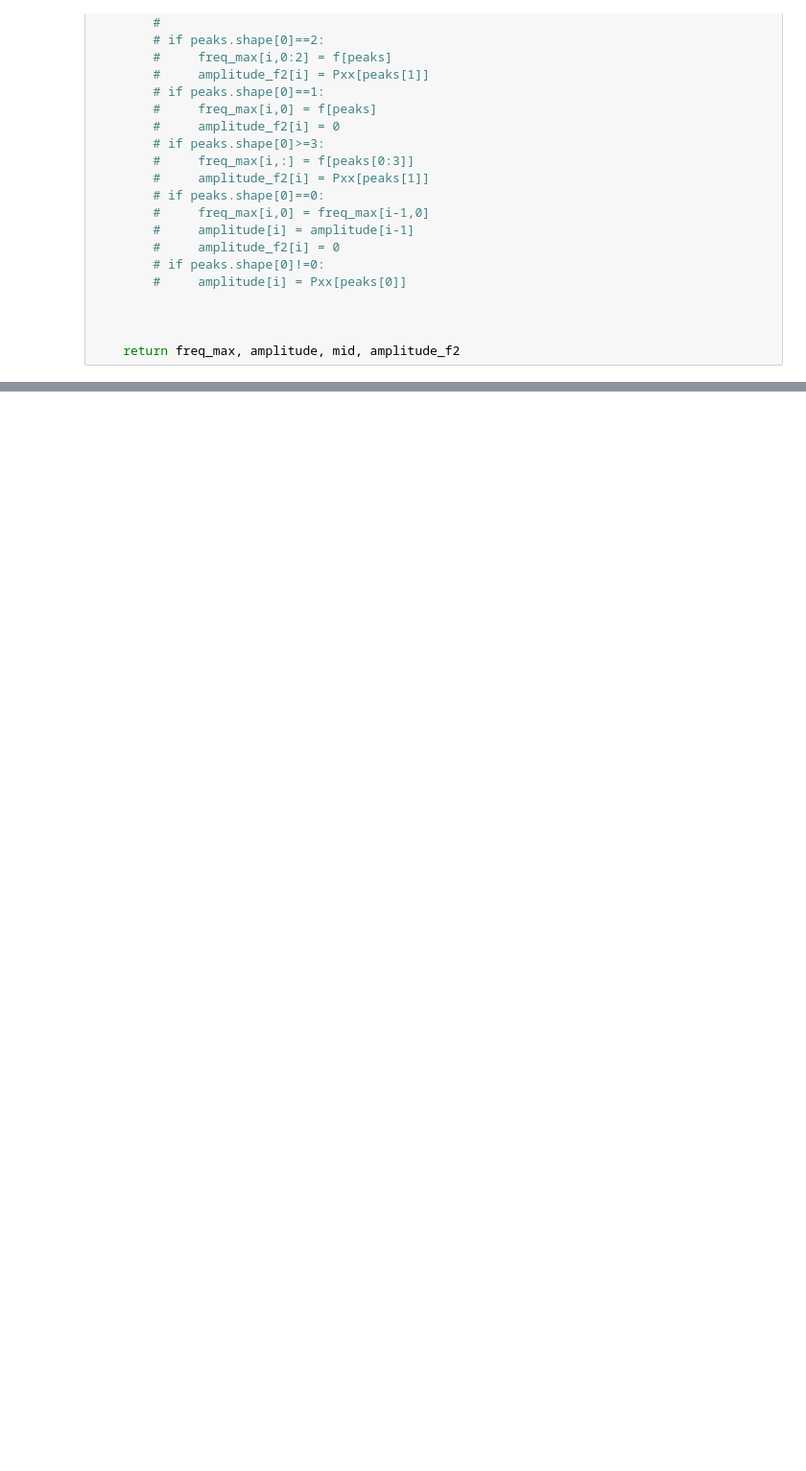
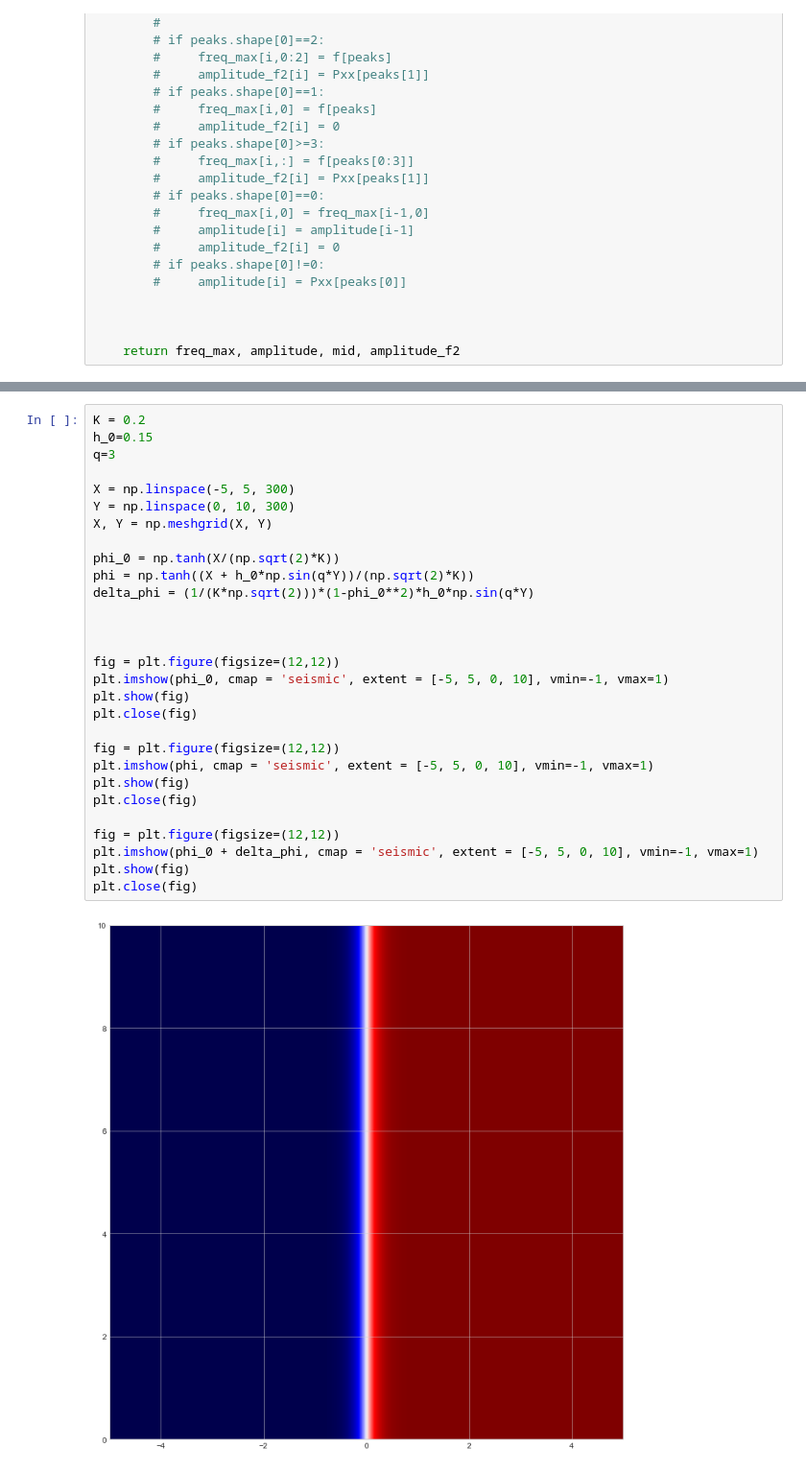
Before and after one commit to carogiu/cell-migration, a Jupyter notebook: results/Interface velocity.ipynb, the cells around one changed output, grey strips where cells are left out. Shown: that part at 96% size. Saved outputs shown, nothing was run; the diff lists cells and outputs as text; blank space fills up the shorter version.

```diff
--- a/results/Interface velocity.ipynb
+++ b/results/Interface velocity.ipynb
@@ -434 +434,32 @@ ValueError: x and y must have same first dimension, but have shapes (124,) and (
 [figure]
+# %%
+K = 0.2
+h_0=0.15
+q=3
+
+X = np.linspace(-5, 5, 300)
+Y = np.linspace(0, 10, 300)
+X, Y = np.meshgrid(X, Y)
+
+phi_0 = np.tanh(X/(np.sqrt(2)*K))
+phi = np.tanh((X + h_0*np.sin(q*Y))/(np.sqrt(2)*K))
+delta_phi = (1/(K*np.sqrt(2)))*(1-phi_0**2)*h_0*np.sin(q*Y)
+
+
+
+fig = plt.figure(figsize=(12,12))
+plt.imshow(phi_0, cmap = 'seismic', extent = [-5, 5, 0, 10], vmin=-1, vmax=1)
+plt.show(fig)
+plt.close(fig)
+
+fig = plt.figure(figsize=(12,12))
+plt.imshow(phi, cmap = 'seismic', extent = [-5, 5, 0, 10], vmin=-1, vmax=1)
+plt.show(fig)
+plt.close(fig)
+
+fig = plt.figure(figsize=(12,12))
+plt.imshow(phi_0 + delta_phi, cmap = 'seismic', extent = [-5, 5, 0, 10], vmin=-1, vmax=1)
+plt.show(fig)
+plt.close(fig)
+# %% [output]
+[figure, added]
```
Also changed, not shown: parts of 4 cells of this notebook, 3 other files.
